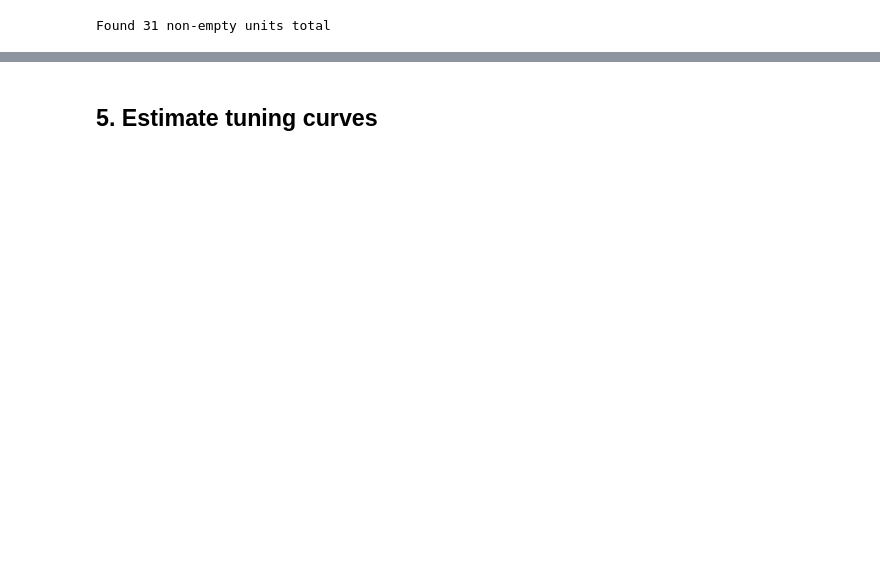
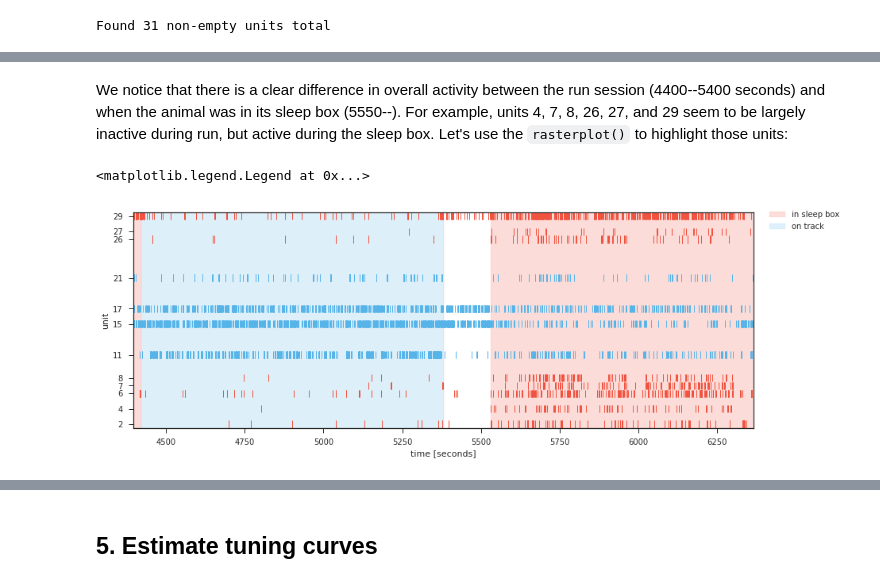
Before and after one commit to nelpy/example-analyses, a Jupyter notebook: LinearTrackDemo.ipynb, the cells around one changed output, grey strips where cells are left out. Saved outputs shown, nothing was run; the diff lists cells and outputs as text; code cells hidden in the pictures; blank space fills up the shorter version.

```diff
--- a/LinearTrackDemo.ipynb
+++ b/LinearTrackDemo.ipynb
@@ -414,0 +480,24 @@ with npl.FigureManager(show=True, figsize=(16,7)) as (fig, ax):
+# %% [markdown]
+We notice that there is a clear difference in overall activity between the run session (4400--5400 seconds) and when the animal was in its sleep box (5550--). For example, units 4, 7, 8, 26, 27, and 29 seem to be largely inactive during run, but active during the sleep box. Let's use the `rasterplot()` to highlight those units:
+# %%
+fig, ax = plt.subplots(ncols=1, figsize=(14,5))
+
+units_in_sleepbox = [2, 4, 6, 7, 8, 26, 27, 29]
+units_in_run = [11, 15, 17, 21]
+
+transition_epoch = nel.EpochArray([5382, 5530])
+
+# use nelpy to plot the spike rasters
+npl.rasterplot(st[:,units_in_sleepbox], lw=1, ax=ax, color=npl.colors.sweet.red)
+npl.rasterplot(st[:,units_in_run], lw=1, ax=ax, color=npl.colors.sweet.blue)
+
+npl.epochplot(sleep_box-transition_epoch, alpha=0.2, hatch='', color=npl.colors.sweet.red, label='in sleep box')
+npl.epochplot(~sleep_box, alpha=0.2, hatch='', color=npl.colors.sweet.blue, label='on track')
+ax.set_xlabel('time [seconds]')
+ax.set_ylabel('unit')
+ax.set_xlim(*session_bounds.time);
+
+plt.legend(loc=(1.02,0.9))
+# %% [output]
+<matplotlib.legend.Legend at 0x...>
+[figure, added]
```
Also changed, not shown: parts of 53 cells of this notebook.
